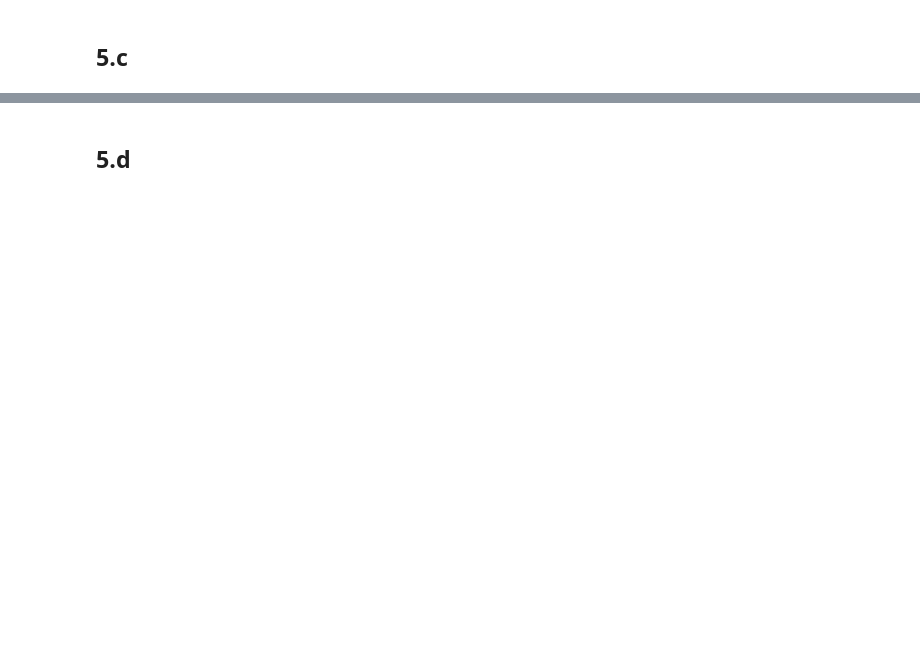
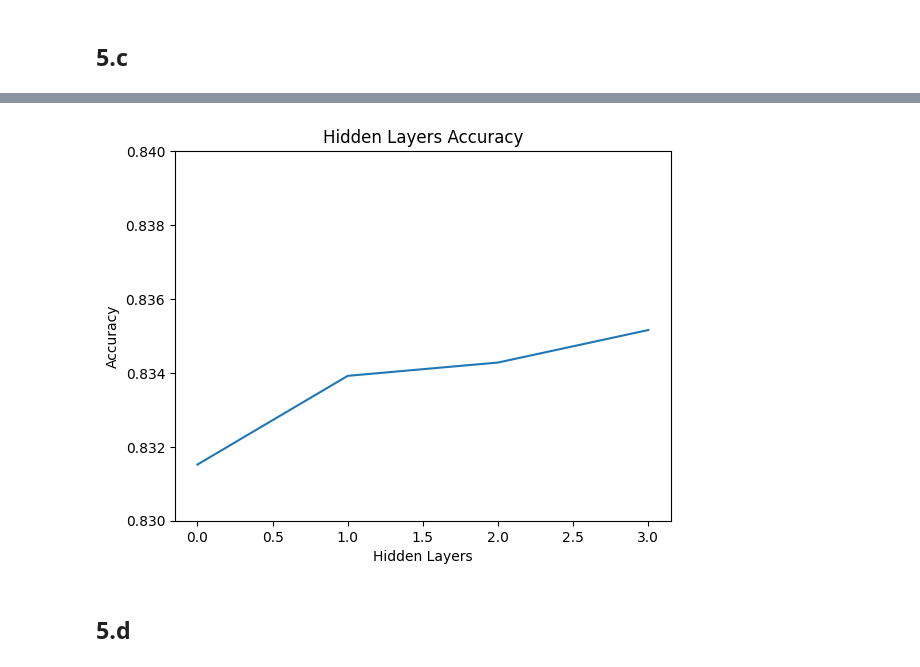
Before and after one commit to edenlum/NLP, a Jupyter notebook: HW2/q5_DAN.ipynb, the cells around one changed output, grey strips where cells are left out. Saved outputs shown, nothing was run; the diff lists cells and outputs as text; code cells hidden in the pictures; blank space fills up the shorter version.

```diff
--- a/HW2/q5_DAN.ipynb
+++ b/HW2/q5_DAN.ipynb
@@ -270,3 +460,7 @@ for h in hidden_layers:
+# %%
+plot_by_slice(hidden_layers, "Hidden Layers", hl_trainers)
+# %% [output]
+[figure, added]
 # %% [markdown]
 ## 5.d
 # %%
```
Also changed, not shown: parts of 12 cells of this notebook.
